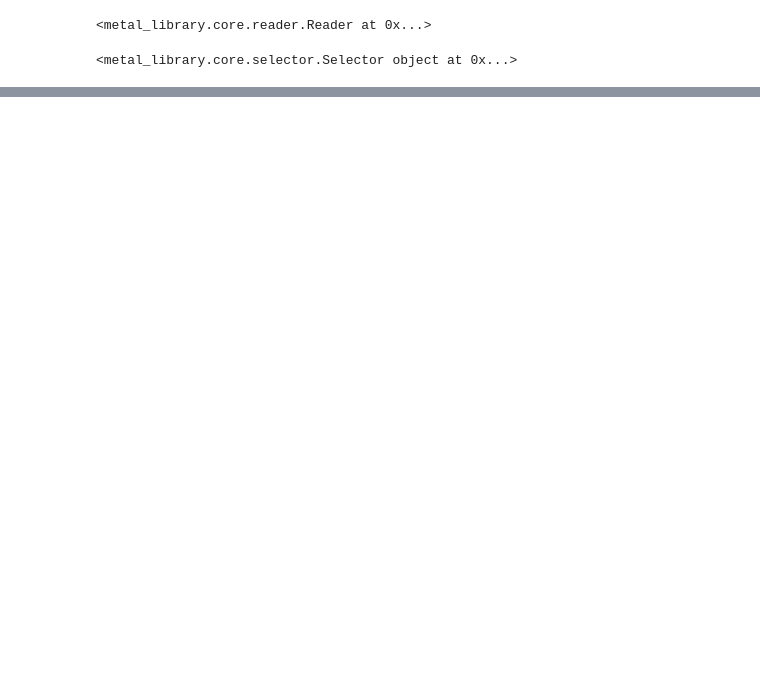
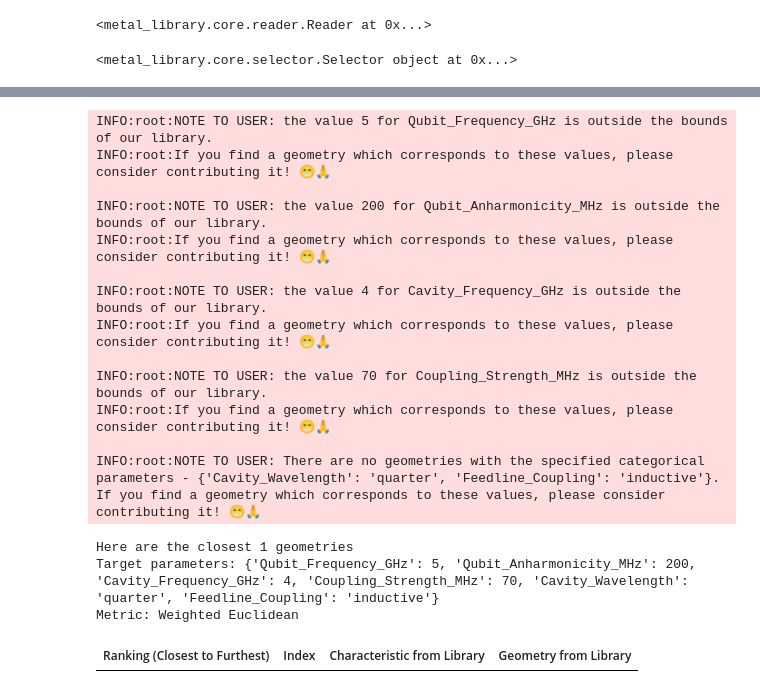
Before and after one commit to shanto268/metal-library, a Jupyter notebook: tutorials/1. Selecting From Presimulated Components.ipynb, the cells around one changed output, grey strips where cells are left out. Saved outputs shown, nothing was run; the diff lists cells and outputs as text; code cells hidden in the pictures; blank space fills up the shorter version.

Commit message:
Selector Search functionality for string parameters added

```diff
--- a/tutorials/1. Selecting From Presimulated Components.ipynb
+++ b/tutorials/1. Selecting From Presimulated Components.ipynb
@@ -325,0 +405,30 @@ TypeError: unsupported operand type(s) for -: 'str' and 'str'
+# %%
+indexes, chars, best_geoms = selector.find_closest(target_params={"Qubit_Frequency_GHz": 5,
+                                                                  "Qubit_Anharmonicity_MHz": 200,
+                                                                  "Cavity_Frequency_GHz": 4,
+                                                                  "Coupling_Strength_MHz": 70,
+                                                                  "Cavity_Wavelength": "quarter", # acceptable inputs ["half", "quarter"], refers to wavelength of resonator
+                                                                  "Feedline_Coupling": 'inductive' #acceptable inputs ["capacitive", "inductive"], refers to
+                                                                  } ,
+                                                   num_top=1,
+                                                   metric="Weighted Euclidean",
+                                                   display=True)
+# %% [output]
+INFO:root:NOTE TO USER: the value 5 for Qubit_Frequency_GHz is outside the bounds of our library.
+INFO:root:If you find a geometry which corresponds to these values, please consider contributing it! 😁🙏
+
+INFO:root:NOTE TO USER: the value 200 for Qubit_Anharmonicity_MHz is outside the bounds of our library.
+INFO:root:If you find a geometry which corresponds to these values, please consider contributing it! 😁🙏
+
+INFO:root:NOTE TO USER: the value 4 for Cavity_Frequency_GHz is outside the bounds of our library.
+INFO:root:If you find a geometry which corresponds to these values, please consider contributing it! 😁🙏
+
+INFO:root:NOTE TO USER: the value 70 for Coupling_Strength_MHz is outside the bounds of our library.
+INFO:root:If you find a geometry which corresponds to these values, please consider contributing it! 😁🙏
+
+INFO:root:NOTE TO USER: There are no geometries with the specified categorical parameters - {'Cavity_Wavelength': 'quarter', 'Feedline_Coupling': 'inductive'}.
+If you find a geometry which corresponds to these values, please consider contributing it! 😁🙏
+Here are the closest 1 geometries
+Target parameters: {'Qubit_Frequency_GHz': 5, 'Qubit_Anharmonicity_MHz': 200, 'Cavity_Frequency_GHz': 4, 'Coupling_Strength_MHz': 70, 'Cavity_Wavelength': 'quarter', 'Feedline_Coupling': 'inductive'}
+Metric: Weighted Euclidean
+| Ranking (Closest to Furthest) | Index | Characteristic from Library | Geometry from Library |
```
Also changed, not shown: parts of 8 cells of this notebook, 2 other files.
